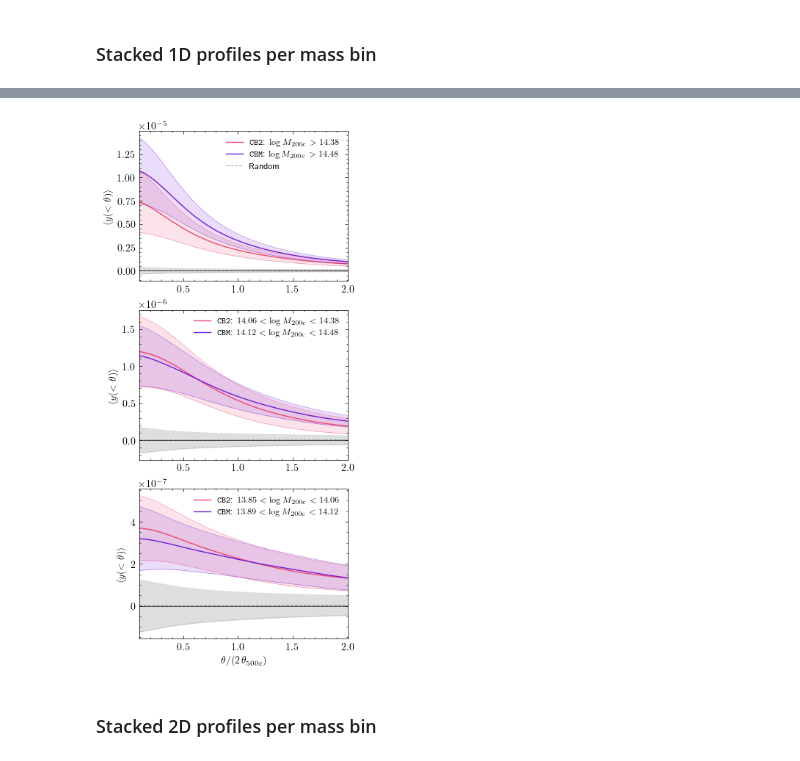
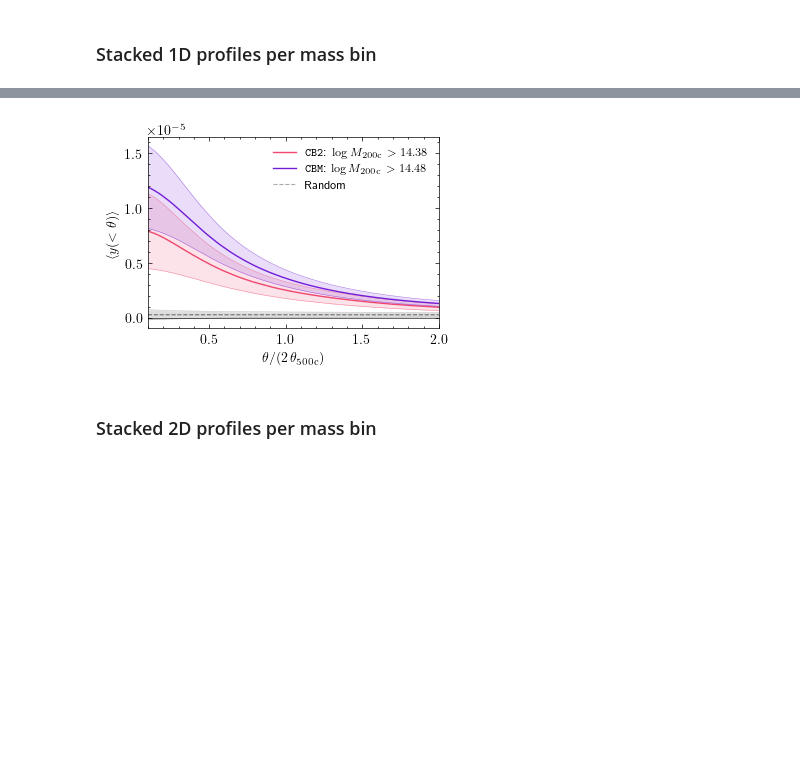
Before and after one commit to Richard-Sti/CMBOlympics, a Jupyter notebook: notebooks/score_stacked.ipynb, the cells around one changed output, grey strips where cells are left out. Cells and saved outputs as stored; diff of their text form; code cells hidden in the pictures; blank space fills up the shorter version.

```diff
--- a/notebooks/score_stacked.ipynb
+++ b/notebooks/score_stacked.ipynb
@@ -44,15 +44,15 @@ display(fig)
 # %%
 fig, axs = plot_stacked_profiles_overlay(
-    [res_cb2, res_manti], nbins=3,
+    [res_cb2, res_manti], nbins=1,
     simulation=None, theta500_scale=2,
     suite_labels=[r"\texttt{CB2}", r"\texttt{CBM}"],
     colors=COLORS[1:]
     )
 
 fig.savefig("/Users/rstiskalek/Downloads/stacked_profiles.pdf", dpi=450)
 display(fig)
 # %% [output]
-[figure, old version]
+[figure, new version]
 # %% [markdown]
 ### Stacked 2D profiles per mass bin
 # %%
```
Also changed, not shown: parts of 1 cell of this notebook, 4 other files.
